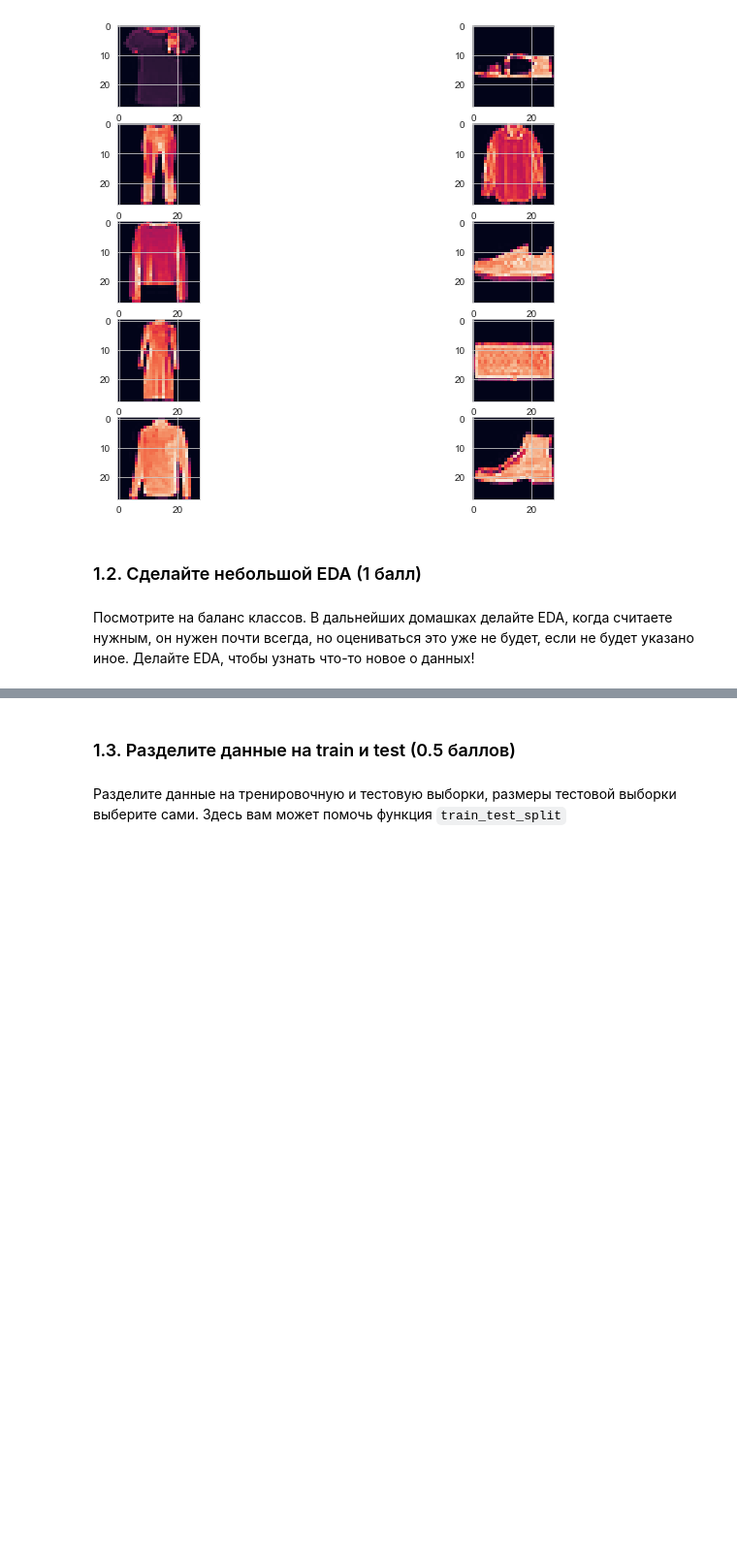
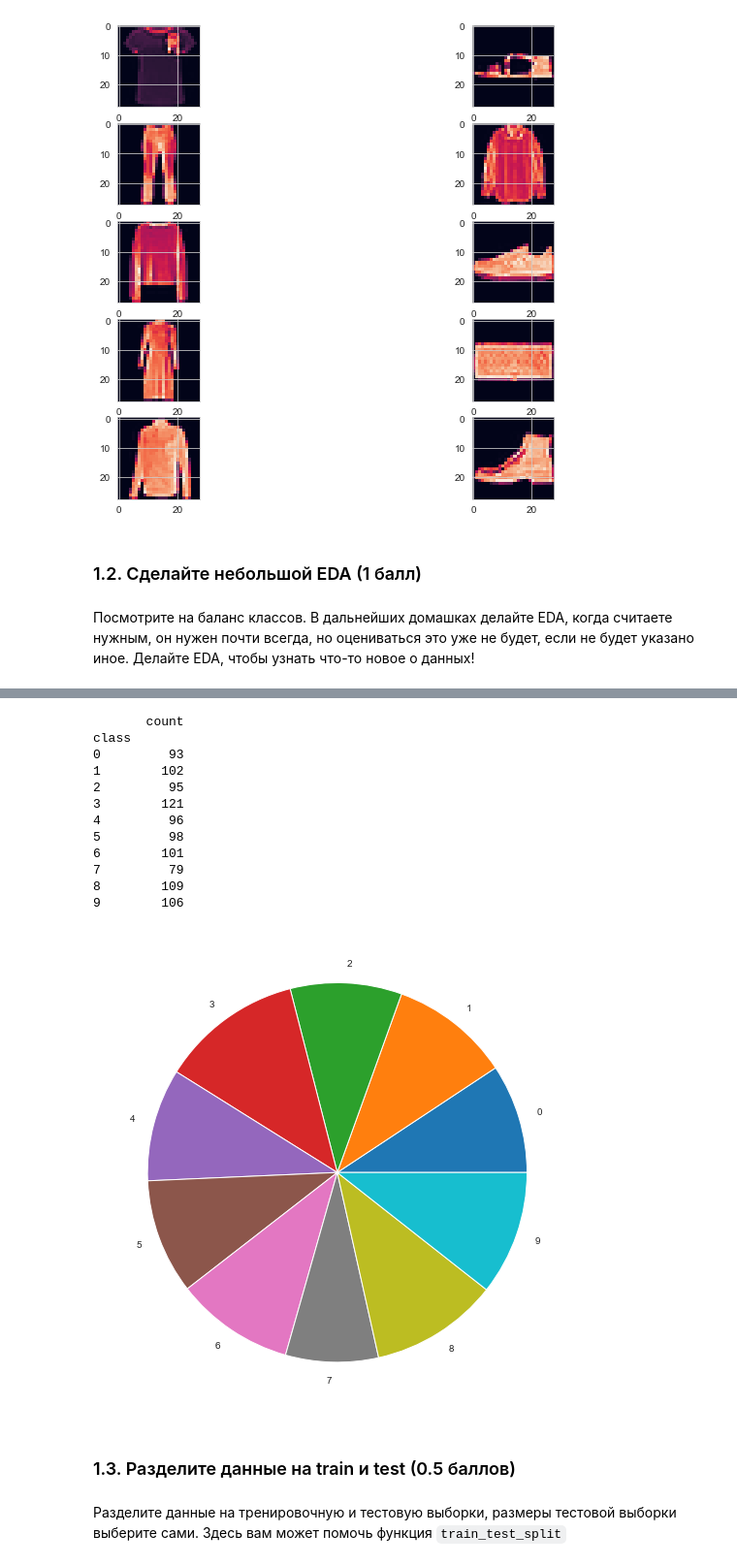
Before and after one commit to Tatiana-kik/BI_ML_2021, a Jupyter notebook: lesson_1_intro_knn/homework/KNN.ipynb, the cells around one changed output, grey strips where cells are left out. Shown at 97% size. Saved outputs shown, nothing was run; the diff lists cells and outputs as text; code cells hidden in the pictures; blank space fills up the shorter version.

```diff
--- a/lesson_1_intro_knn/homework/KNN.ipynb
+++ b/lesson_1_intro_knn/homework/KNN.ipynb
@@ -75,0 +77,5 @@ YOUR CODE
+# %%
+df = pd.DataFrame(y, columns=['class'])
+df.rename_axis(index='myindex', inplace=True)
+df['count'] = 1
+df.head()
@@ -76,3 +90,24 @@ YOUR CODE
+# %%
+tb1 = pd.pivot_table(df, values= 'count', columns='class', aggfunc=len)
+tb1 = tb1.transpose()
+tb1.head()
+print(tb1)
+plt.pie(tb1['count'], labels = tb1.index)
+plt.show()
+# %% [output]
+       count
+class
+0         93
+1        102
+2         95
+3        121
+4         96
+5         98
+6        101
+7         79
+8        109
+9        106
+[figure, added]
 # %% [markdown]
 ### 1.3. Разделите данные на train и test (0.5 баллов)
 # %% [markdown]
```
Also changed, not shown: parts of 7 cells of this notebook.
